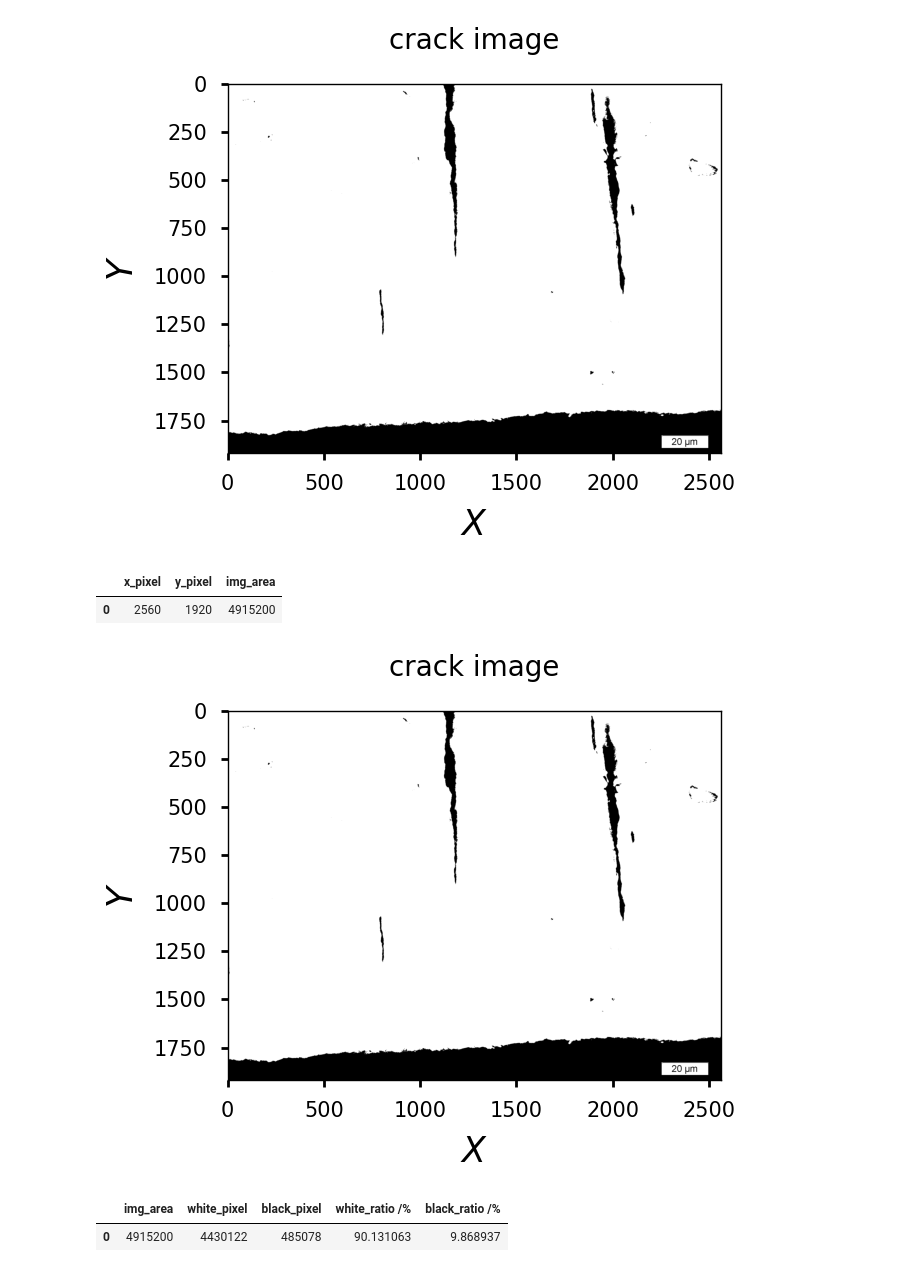
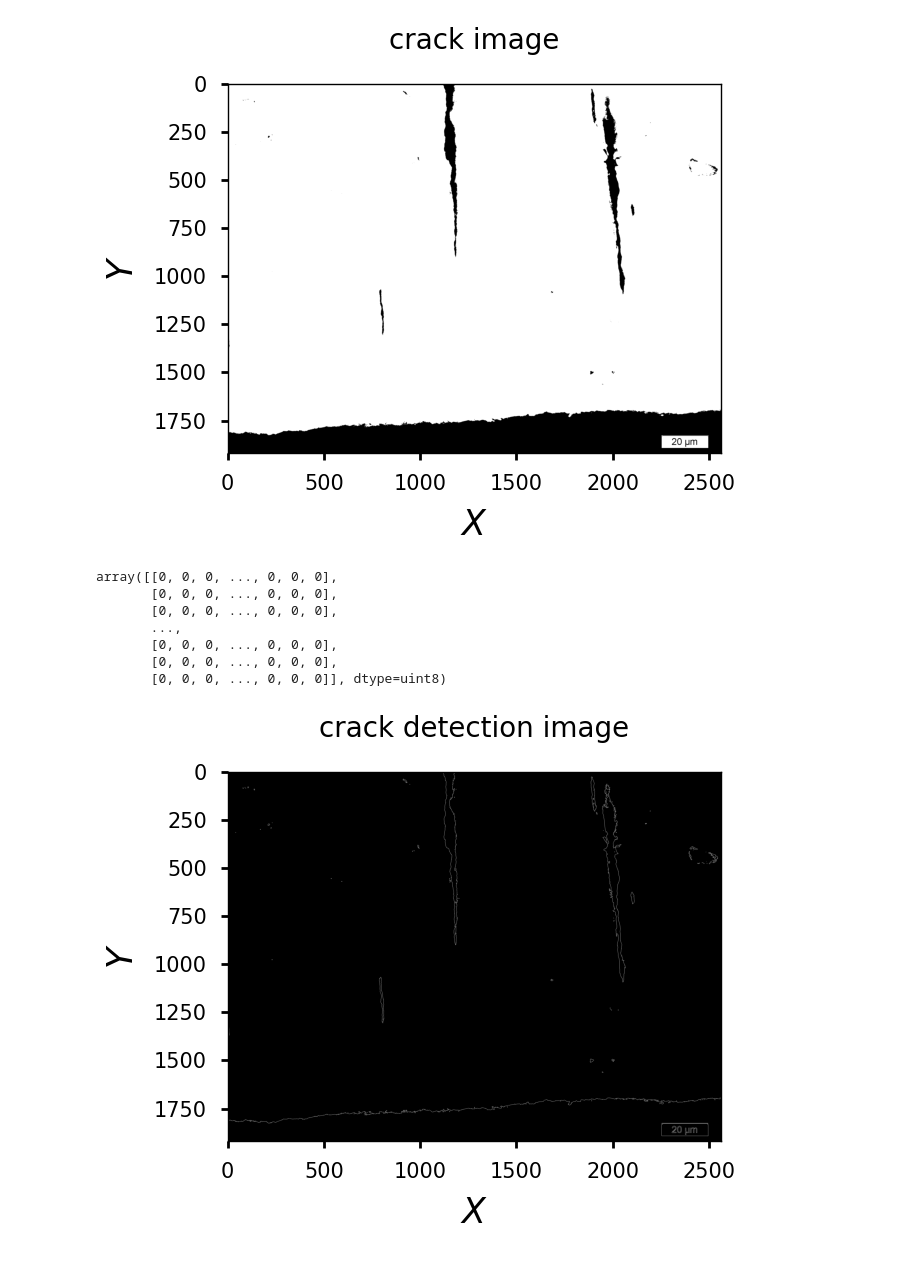
Before and after one commit to t-tsukuba/Experiment-Analysis, a Jupyter notebook: program/POM/image_analysis/analysis.ipynb, the cells around one changed output. Saved outputs shown, nothing was run; the diff lists cells and outputs as text; code cells hidden in the pictures.

```diff
--- a/program/POM/image_analysis/analysis.ipynb
+++ b/program/POM/image_analysis/analysis.ipynb
@@ -39,40 +42,28 @@ binary_img_graph()
 # %% [output]
 (2560, 1920, 4915200)
 [figure]
-# %%
-def caluculate_pixels():
-    x_pixels, y_pixels, img_area = binary_img_graph()
-    pixel_data = {"x_pixel": [x_pixels], "y_pixel": [y_pixels], "img_area": [img_area]}
-    img_pixel_df = pd.DataFrame(pixel_data)
-
-    return img_pixel_df
-
-
-caluculate_pixels()
-# %% [output]
-|  | x_pixel | y_pixel | img_area |
-| 0 | 2560 | 1920 | 4915200 |
-[figure, removed]
-# %%
-def calculate_wb_rate():
-    img_area = binary_img.size
-    white_pixels = cv2.countNonZero(binary_img)
-    black_pixels = img_area - white_pixels
-
-    pixel_data = {
-        "img_area": [img_area],
-        "white_pixel": [white_pixels],
-        "black_pixel": [black_pixels],
-        "white_ratio /%": [white_pixels / img_area * 100],
-        "black_ratio /%": [black_pixels / img_area * 100],
-    }
-
-    pixel_ratio_df = pd.DataFrame(pixel_data)
-
-    return pixel_ratio_df
-
-
-calculate_wb_rate()
-# %% [output]
-|  | img_area | white_pixel | black_pixel | white_ratio /% | black_ratio /% |
-| 0 | 4915200 | 4430122 | 485078 | 90.131063 | 9.868937 |
+# %%
+def crack_detect():
+    img_edge_detect = cv2.Canny(binary_img, threshold1=0, threshold2=255)
+    fig, ax = plt.subplots()
+
+    ax.imshow(img_edge_detect, cmap="gray")
+    ax.set_title("crack detection image")
+    ax.set_xlabel("$X$")
+    ax.set_ylabel("$Y$")
+    ax.set_xlim(0, binary_img.shape[1])
+    ax.set_ylim(binary_img.shape[0], 0)
+
+    return img_edge_detect
+
+
+crack_detect()
+# %% [output]
+array([[0, 0, 0, ..., 0, 0, 0],
+       [0, 0, 0, ..., 0, 0, 0],
+       [0, 0, 0, ..., 0, 0, 0],
+       ...,
+       [0, 0, 0, ..., 0, 0, 0],
+       [0, 0, 0, ..., 0, 0, 0],
+       [0, 0, 0, ..., 0, 0, 0]], dtype=uint8)
+[figure, added]
```
Also changed, not shown: parts of 2 cells of this notebook.
